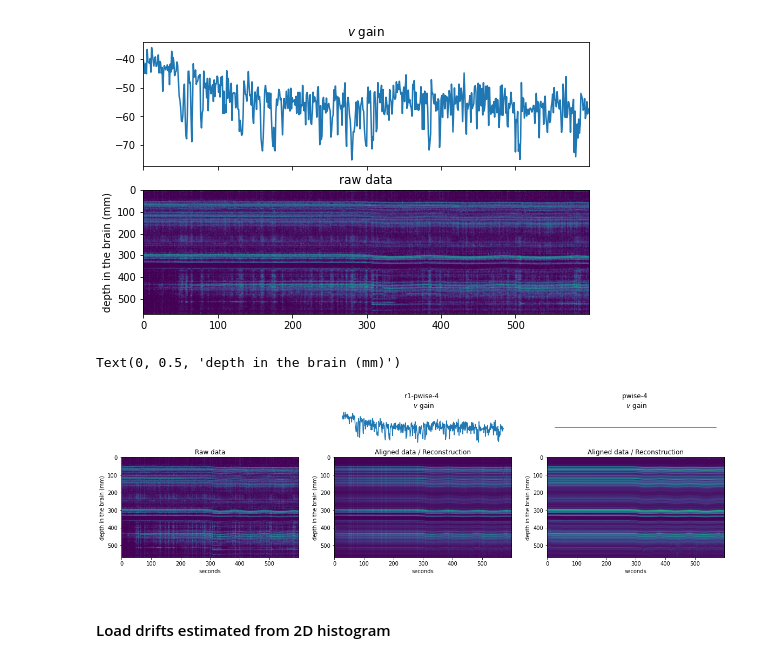
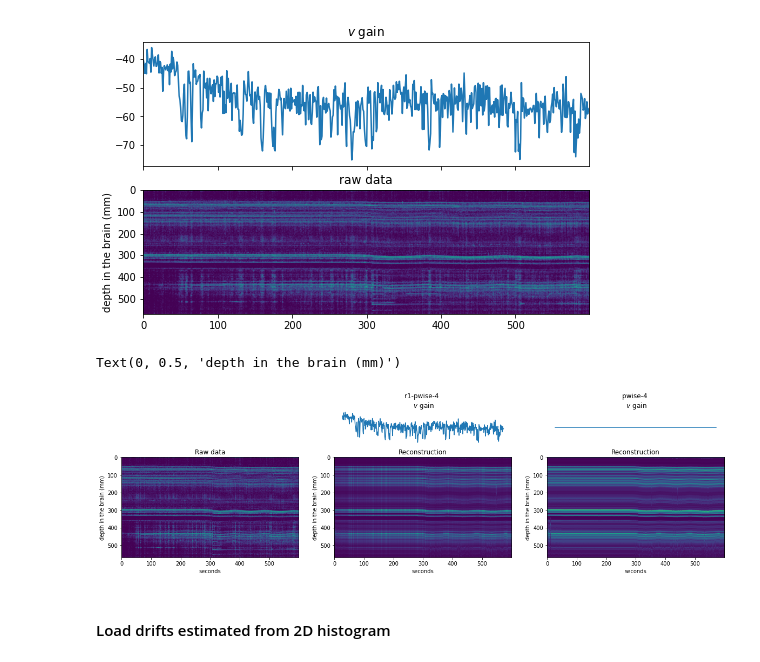
Before and after one commit to shijiegu/driftrack, a Jupyter notebook: examples/Fig3_RealData.ipynb, the cells around one changed output. Cells and saved outputs as stored; diff of their text form; code cells hidden in the pictures.

```diff
--- a/examples/Fig3_RealData.ipynb
+++ b/examples/Fig3_RealData.ipynb
@@ -98,36 +98,36 @@ ax0.set_yticks([0,500,1000,1500,2000,2500])
 ax0.set_yticklabels([int(x) for x in np.array([0,500,1000,1500,2000,2500])/5])
 ax0.set_ylabel('depth in the brain (mm)')
 
 #plt.title('higher rank'), plt.xlabel('time (a.u.)'), plt.ylabel('trials')
 #plt.colorbar();
 ax1 = plt.subplot(gs[0,1])
 ax1.plot(model_r1pw4.template_gain)
 ax1.axis('off')
 ax1.set_title('r1-pwise-4 \n $v$ gain')
 
 ax11 = plt.subplot(gs[1,1])
 ax11.imshow(model_r1pw4.predict().squeeze().T,aspect='auto')
-ax11.set_title('Aligned data / Reconstruction')
+ax11.set_title('Reconstruction')
 ax11.set_xlabel('seconds')
 ax11.set_yticks([0,500,1000,1500,2000,2500])
 ax11.set_yticklabels([int(x) for x in np.array([0,500,1000,1500,2000,2500])/5])
 ax11.set_ylabel('depth in the brain (mm)')
 
 ax2 = plt.subplot(gs[0,2])
 ax2.plot(np.ones_like(model_r1pw4.template_gain))
 ax2.axis('off')
 ax2.set_title('pwise-4 \n $v$ gain')
 
 ax12 = plt.subplot(gs[1,2])
 ax12.imshow(model_pw4.predict().squeeze().T,aspect='auto')
-ax12.set_title('Aligned data / Reconstruction')
+ax12.set_title('Reconstruction')
 ax12.set_xlabel('seconds')
 ax12.set_yticks([0,500,1000,1500,2000,2500])
 ax12.set_yticklabels([int(x) for x in np.array([0,500,1000,1500,2000,2500])/5])
 ax12.set_ylabel('depth in the brain (mm)')
 # %% [output]
 Text(0, 0.5, 'depth in the brain (mm)')
-[figure, old version]
+[figure, new version]
 # %%
 ## save drift
 import os
```
Also changed, not shown: 1 other file.
